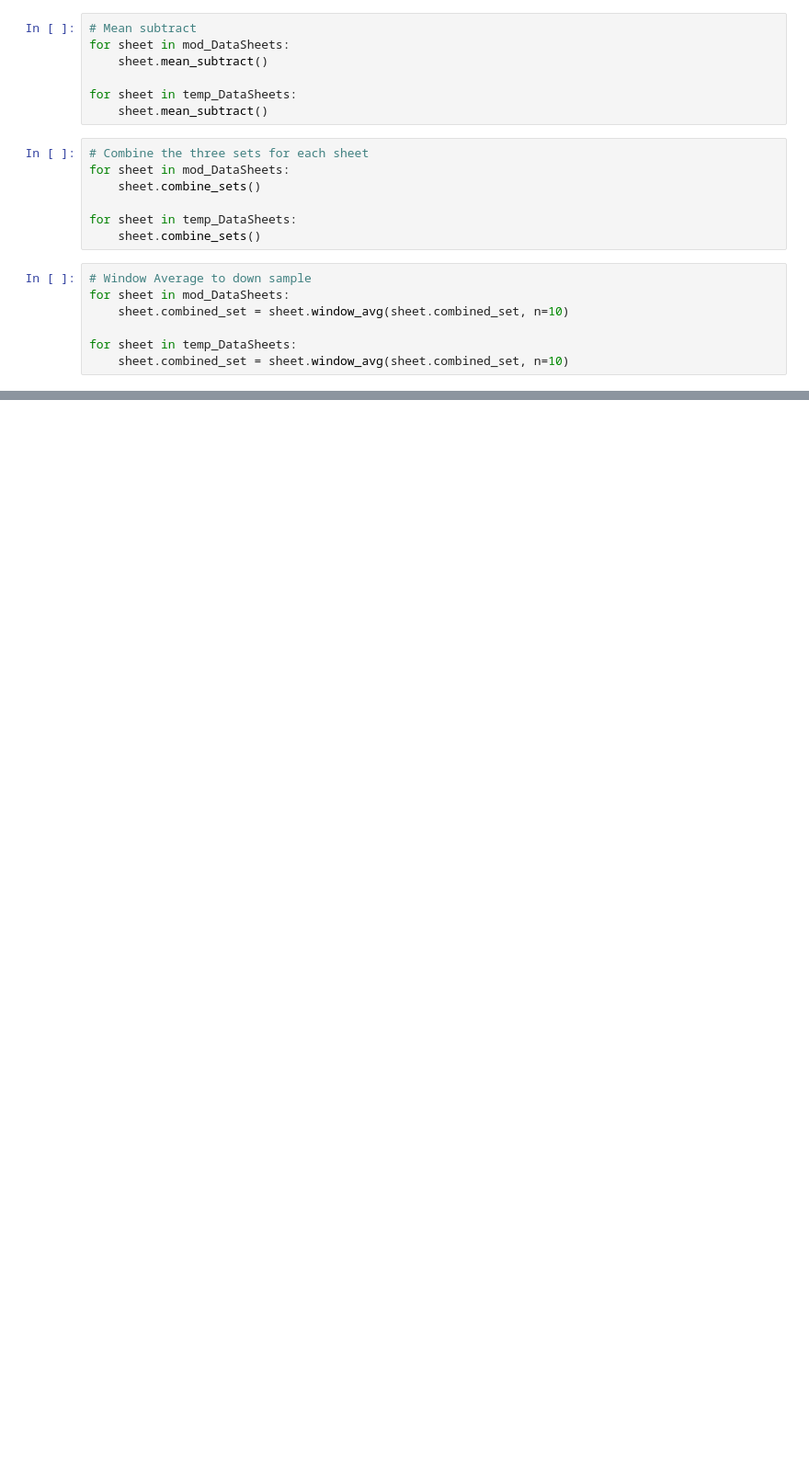
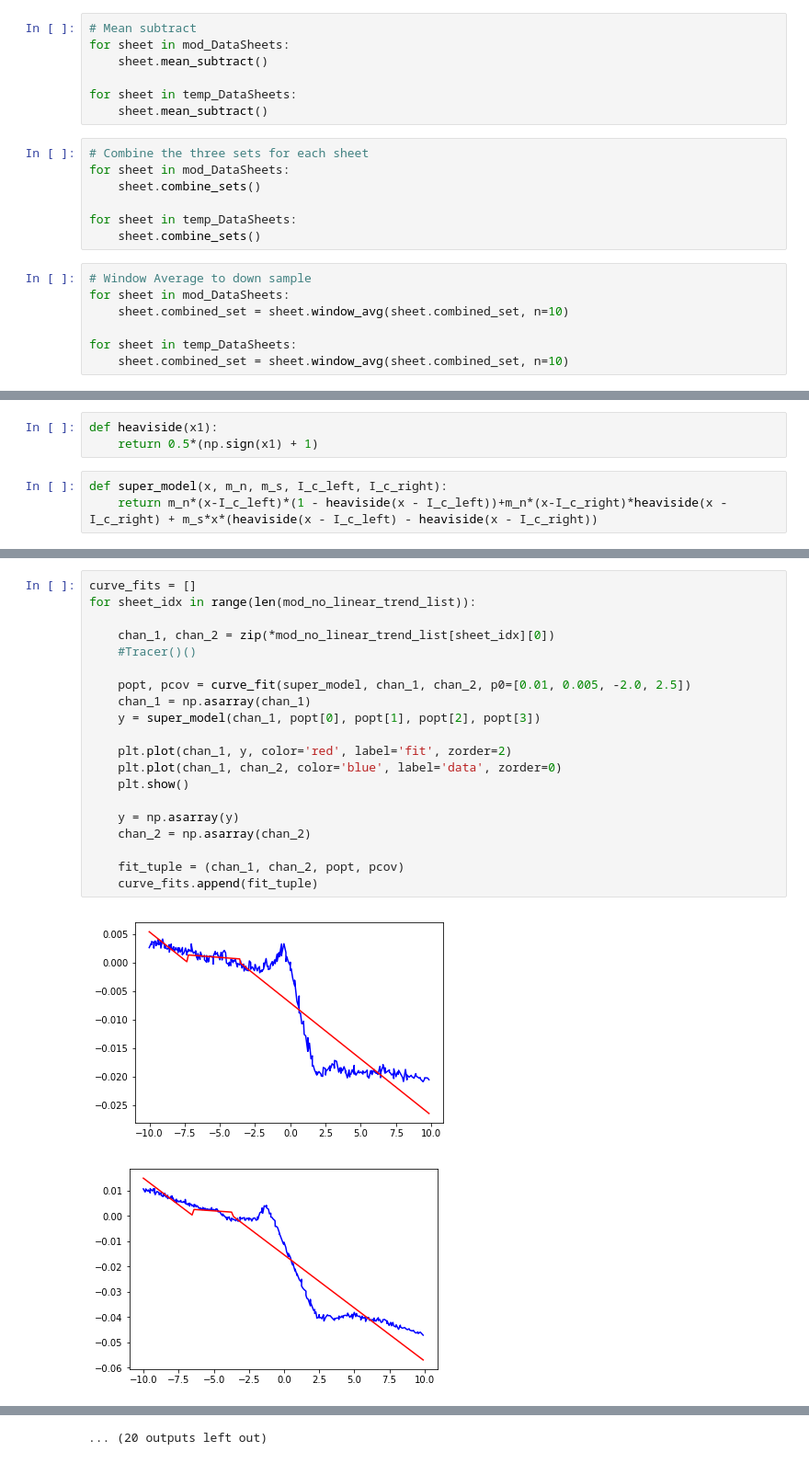
Before and after one commit to murphyjm/phys108, a Jupyter notebook: data_reduction_testing.ipynb, the cells around one changed output, grey strips where cells are left out. Shown at 92% size. Drawn from its saved outputs; the diff is of its cells as text; blank space fills up the shorter version.

```diff
--- a/data_reduction_testing.ipynb
+++ b/data_reduction_testing.ipynb
@@ -94,0 +116,6 @@ plt.show()
+# %%
+def heaviside(x1):
+    return 0.5*(np.sign(x1) + 1)
+# %%
+def super_model(x, m_n, m_s, I_c_left, I_c_right):
+    return m_n*(x-I_c_left)*(1 - heaviside(x - I_c_left))+m_n*(x-I_c_right)*heaviside(x - I_c_right) + m_s*x*(heaviside(x - I_c_left) - heaviside(x - I_c_right))
@@ -94,0 +154,23 @@ plt.show()
+# %%
+curve_fits = []
+for sheet_idx in range(len(mod_no_linear_trend_list)):
+
+    chan_1, chan_2 = zip(*mod_no_linear_trend_list[sheet_idx][0])
+    #Tracer()()
+
+    popt, pcov = curve_fit(super_model, chan_1, chan_2, p0=[0.01, 0.005, -2.0, 2.5])
+    chan_1 = np.asarray(chan_1)
+    y = super_model(chan_1, popt[0], popt[1], popt[2], popt[3])
+
+    plt.plot(chan_1, y, color='red', label='fit', zorder=2)
+    plt.plot(chan_1, chan_2, color='blue', label='data', zorder=0)
+    plt.show()
+
+    y = np.asarray(y)
+    chan_2 = np.asarray(chan_2)
+
+    fit_tuple = (chan_1, chan_2, popt, pcov)
+    curve_fits.append(fit_tuple)
+# %% [output]
+[figure, added]
+[figure, added]
@@ -94,0 +187 @@ plt.show()
+... (20 outputs left out)
```
Also changed, not shown: parts of 12 cells of this notebook, 1 other file.
